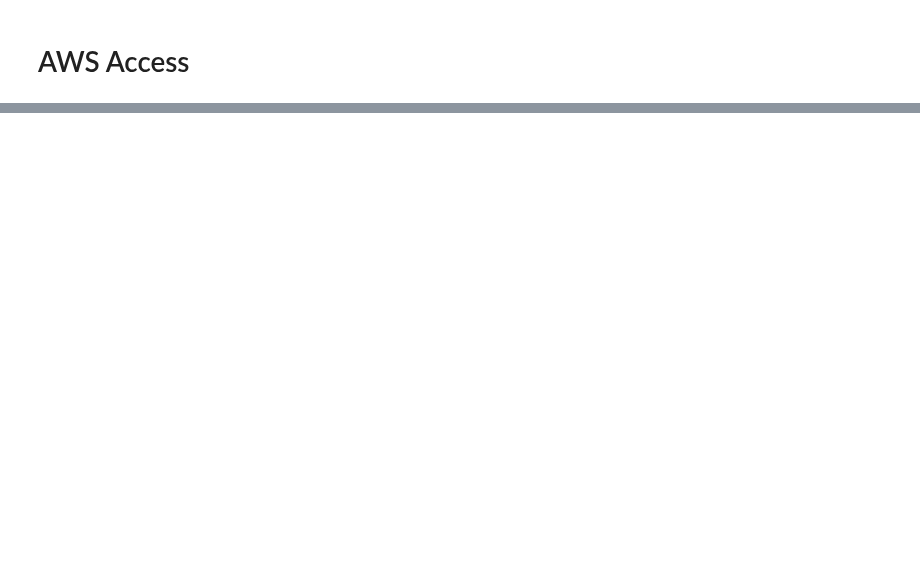
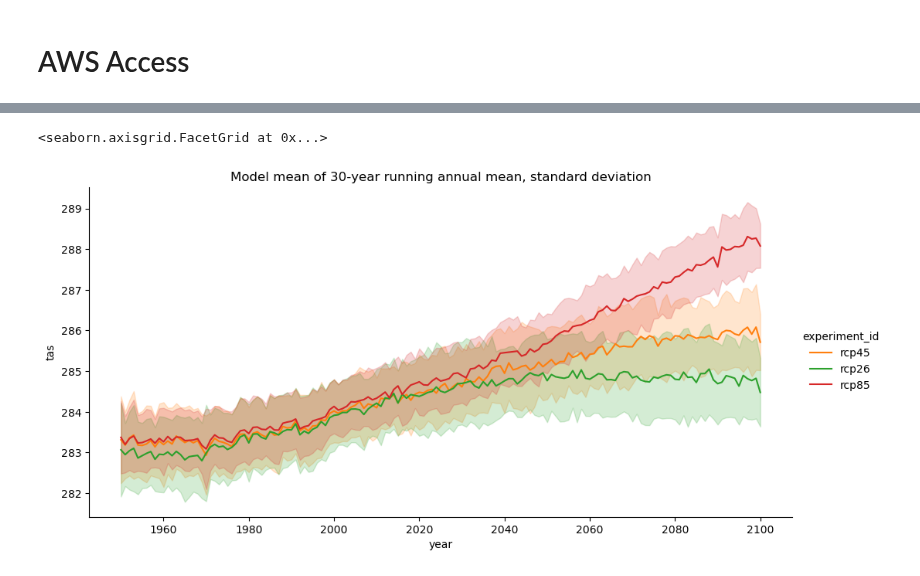
Before and after one commit to WCRP-CORDEX/cordex-tutorials, a Jupyter notebook: tutorials/aws-access.ipynb, the cells around one changed output, grey strips where cells are left out. Saved outputs shown, nothing was run; the diff lists cells and outputs as text; code cells hidden in the pictures; blank space fills up the shorter version.

```diff
--- a/tutorials/aws-access.ipynb
+++ b/tutorials/aws-access.ipynb
@@ -40,0 +259,3 @@ mean.plot()
+# %%
+df = ensemble.to_dataframe().reset_index()
+df
@@ -40,0 +276,18 @@ mean.plot()
+# %%
+import seaborn as sns
+
+palette = {"rcp26": "C2", "rcp45": "C1", "rcp85": "C3"}
+g = sns.relplot(
+    data=df[(df["year"] >= 1950) & (df["year"] <= 2100)],
+    x="year",
+    y="tas",
+    hue="experiment_id",
+    kind="line",
+    errorbar="sd",
+    aspect=2,
+    palette=palette,
+)
+g.set(title="Model mean of 30-year running annual mean, standard deviation")
+# %% [output]
+<seaborn.axisgrid.FacetGrid at 0x...>
+[figure, added]
```
Also changed, not shown: parts of 35 cells of this notebook, 1 other file.
